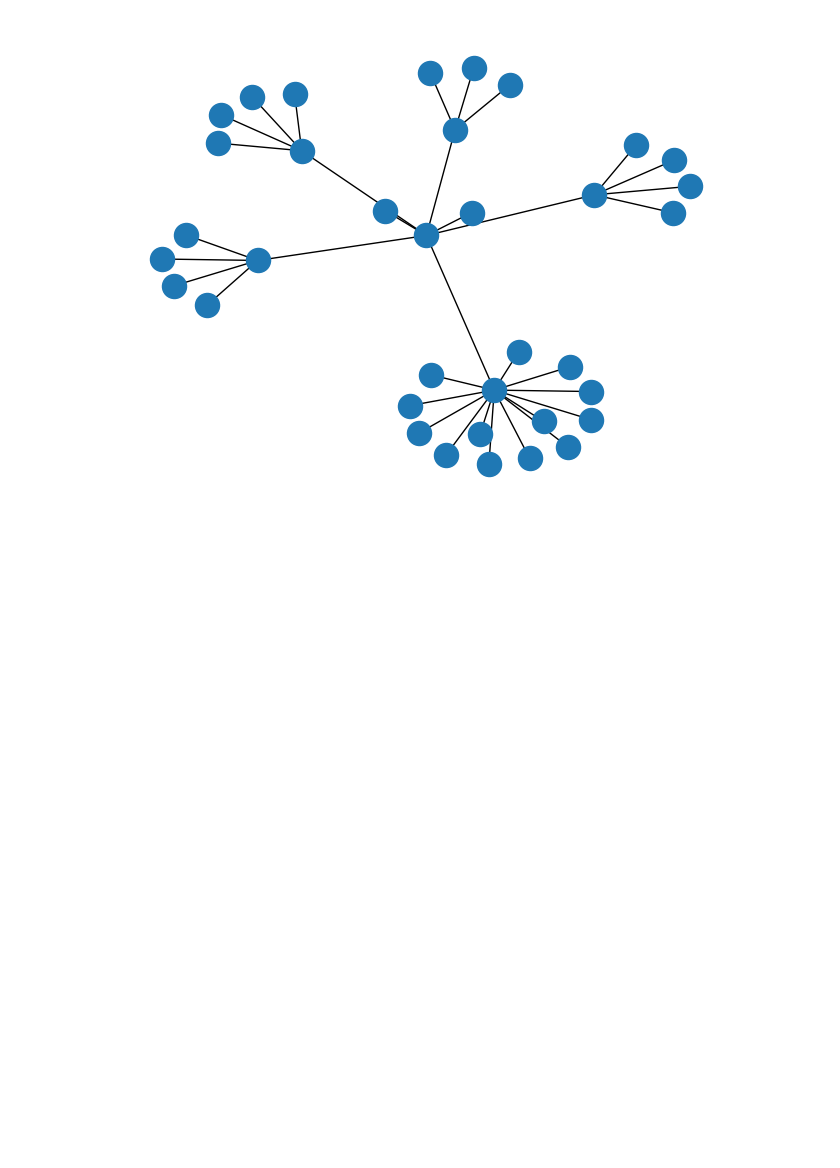
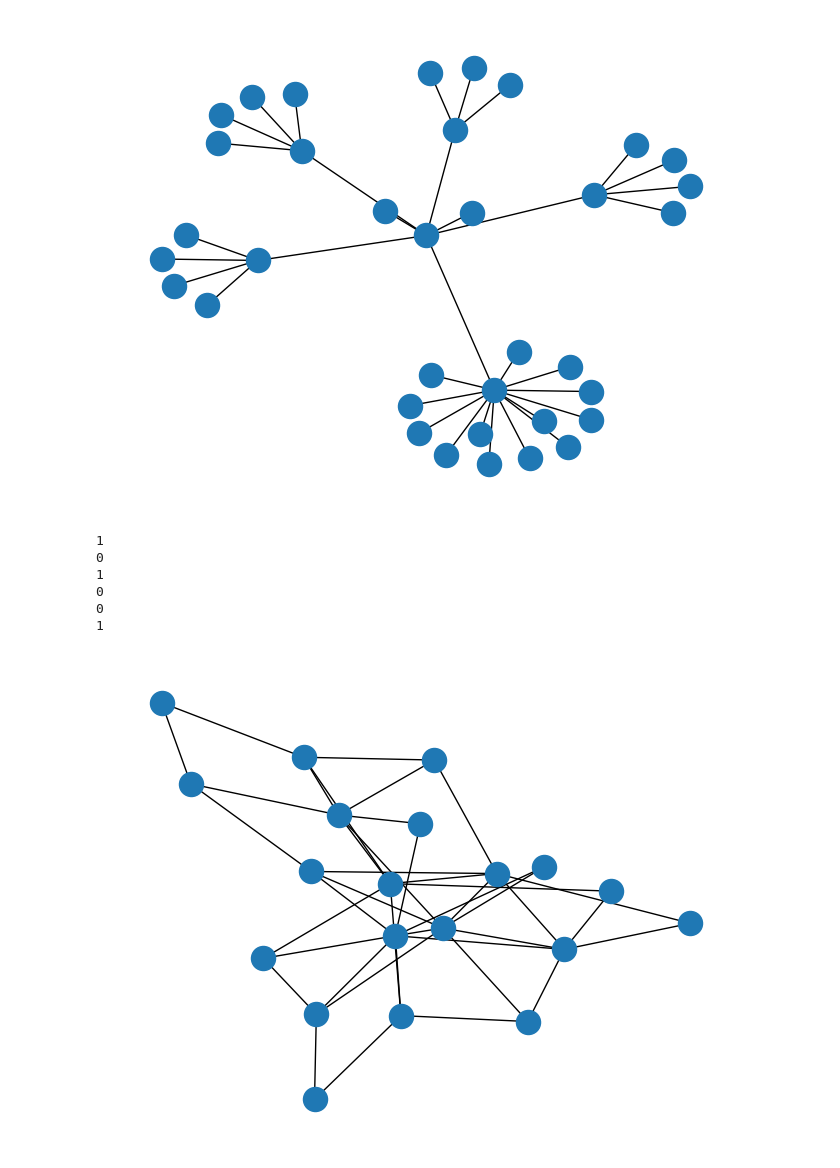
Before and after one commit to ymg5218/CodingTest, a Jupyter notebook: 머신러닝/Big Data Analysis/Untitled.ipynb, the cells around one changed output. Drawn from its saved outputs; the diff is of its cells as text; code cells hidden in the pictures; blank space fills up the shorter version.

```diff
--- a/머신러닝/Big Data Analysis/Untitled.ipynb
+++ b/머신러닝/Big Data Analysis/Untitled.ipynb
@@ -188,0 +191,24 @@ nx.draw(G)
+# %%
+for i in range(6):
+    print(bernoulli.rvs(p=0.2))
+# %% [output]
+1
+0
+1
+0
+0
+1
+# %%
+def erdosGraph(N, p):
+    G = nx.Graph()
+    G.add_nodes_from(range(N))
+    listG = list(G.nodes())
+    for node1 in listG:
+        for node2 in listG[node1 + 1:]:
+            if (bernoulli.rvs(p = p)):
+                G.add_edge(node1, node2)
+    return G
+
+nx.draw(erdosGraph(20, 0.18))
+# %% [output]
+[figure, added]
```
Also changed, not shown: parts of 22 cells of this notebook, 3 other files.
